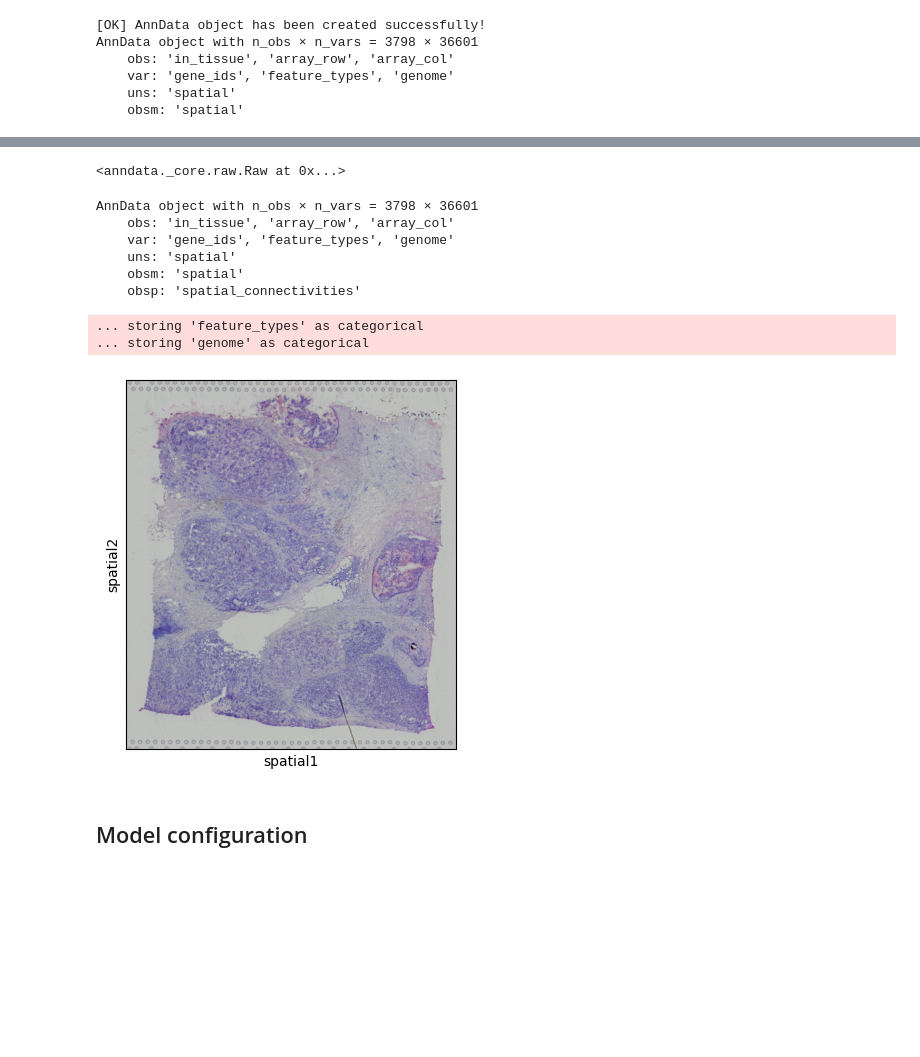
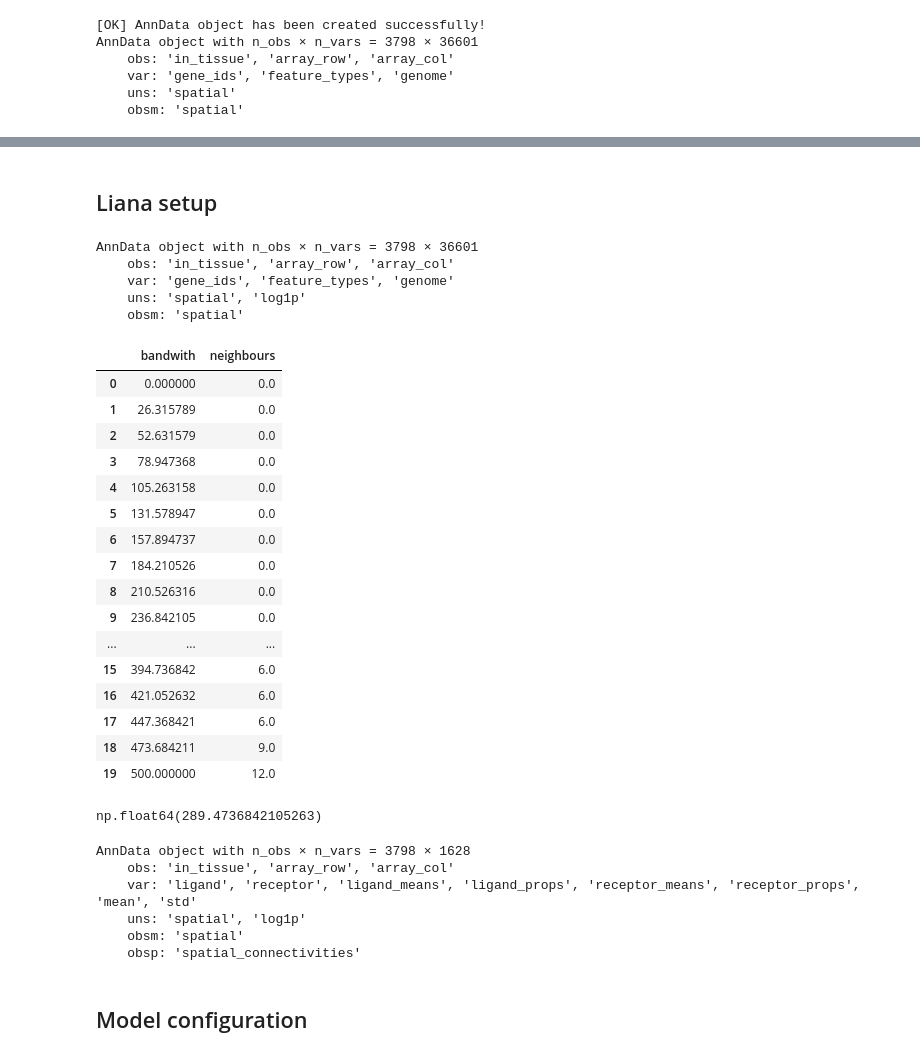
Before and after one commit to maxi7524/project_computational_biology_initial_conditions_pymyboss, a Jupyter notebook: notebooks/CellFate.ipynb, the cells around one changed output, grey strips where cells are left out. Cells and saved outputs as stored; diff of their text form; code cells hidden in the pictures; blank space fills up the shorter version.

```diff
--- a/notebooks/CellFate.ipynb
+++ b/notebooks/CellFate.ipynb
@@ -65,4 +74,0 @@ adata.raw = adata
-# %%
-adata.raw
-# %% [output]
-<anndata._core.raw.Raw at 0x...>
@@ -71,9 +75,39 @@ li.mt.bivariate()
-# %%
-adata
-# %% [output]
-AnnData object with n_obs × n_vars = 3798 × 36601
-    obs: 'in_tissue', 'array_row', 'array_col'
-    var: 'gene_ids', 'feature_types', 'genome'
-    uns: 'spatial'
-    obsm: 'spatial'
-    obsp: 'spatial_connectivities'
+# %% [markdown]
+## Liana setup
+# %%
+# information about given data
+adata
+# %% [output]
+AnnData object with n_obs × n_vars = 3798 × 36601
+    obs: 'in_tissue', 'array_row', 'array_col'
+    var: 'gene_ids', 'feature_types', 'genome'
+    uns: 'spatial', 'log1p'
+    obsm: 'spatial'
+# %%
+## calculate bandwidth value
+plot, df_bandwith_vs_neighbours = li.ut.query_bandwidth(coordinates=adata.obsm['spatial'], start=0, end=500, interval_n=20)
+df_bandwith_vs_neighbours
+# %% [output]
+|  | bandwith | neighbours |
+| 0 | 0.000000 | 0.0 |
+| 1 | 26.315789 | 0.0 |
+| 2 | 52.631579 | 0.0 |
+| 3 | 78.947368 | 0.0 |
+| 4 | 105.263158 | 0.0 |
+| 5 | 131.578947 | 0.0 |
+| 6 | 157.894737 | 0.0 |
+| 7 | 184.210526 | 0.0 |
+| 8 | 210.526316 | 0.0 |
+| 9 | 236.842105 | 0.0 |
+| ... | ... | ... |
+| 15 | 394.736842 | 6.0 |
+| 16 | 421.052632 | 6.0 |
+| 17 | 447.368421 | 6.0 |
+| 18 | 473.684211 | 9.0 |
+| 19 | 500.000000 | 12.0 |
+# %%
+## calculate minimum bandwidth for which we obtain all neighbors
+min_bandwidth = df_bandwith_vs_neighbours[df_bandwith_vs_neighbours['neighbours'] >= 6]['bandwith'].min()
+min_bandwidth
+# %% [output]
+np.float64(289.4736842105263)
@@ -80,9 +124,24 @@ AnnData object with n_obs × n_vars = 3798 × 36601
 # %%
-sc.pl.spatial(adata=adata)
+li.mt.bivariate(
+    adata,
+    local_name='cosine',
+    global_name=None,
+    # REMARK - this depends on speciee
+    resource_name='consensus',
+     # graph key for `SpatialEnvironment`
+    connectivity_key='spatial_connectivities',
+    n_perms=None,
+    mask_negatives=True, # we remove noise
+    use_raw=False,
+    seed=1337
+)
 # %% [output]
-... storing 'feature_types' as categorical
-... storing 'genome' as categorical
+AnnData object with n_obs × n_vars = 3798 × 1628
+    obs: 'in_tissue', 'array_row', 'array_col'
+    var: 'ligand', 'receptor', 'ligand_means', 'ligand_props', 'receptor_means', 'receptor_props', 'mean', 'std'
+    uns: 'spatial', 'log1p'
+    obsm: 'spatial'
+    obsp: 'spatial_connectivities'
-[figure, removed]
 # %% [markdown]
 ## Model configuration
 # %%
```
Also changed, not shown: parts of 13 cells of this notebook, 8 other files.
